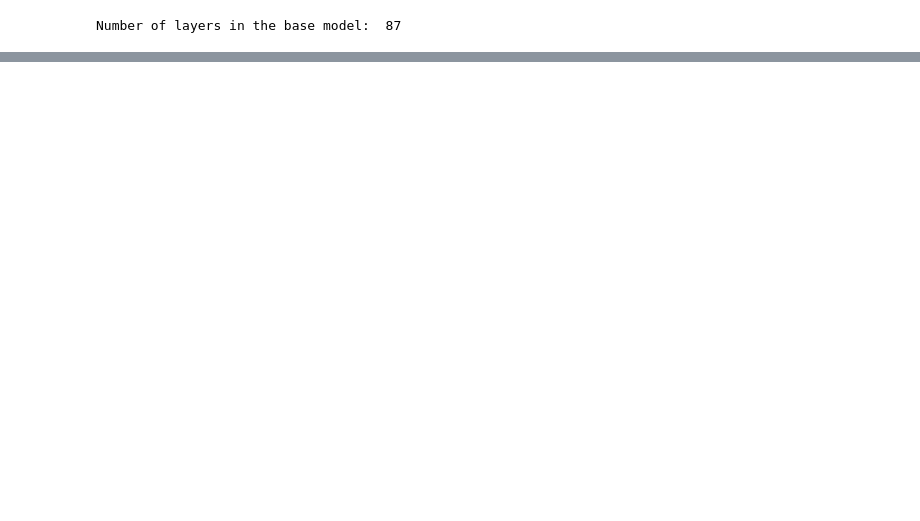
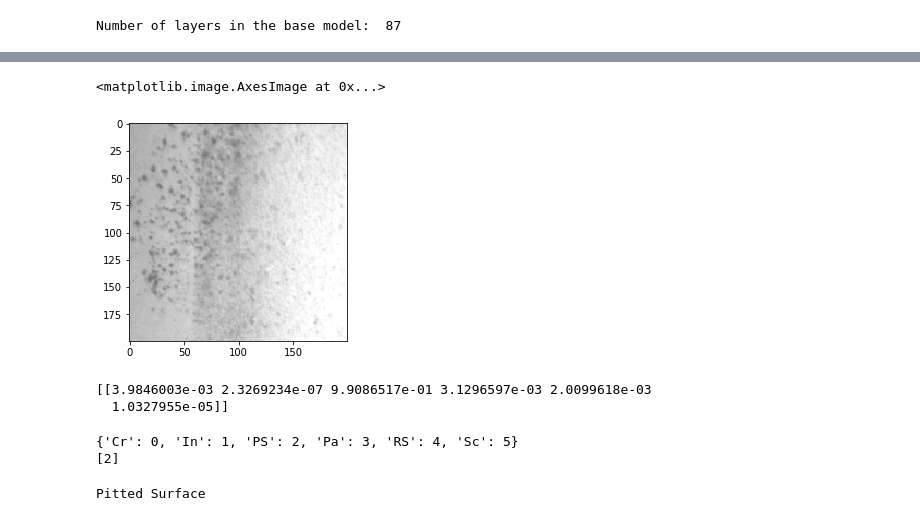
Before and after one commit to mahesh-sudhakar/NEU_XAI, a Jupyter notebook: xai_tl.ipynb, the cells around one changed output, grey strips where cells are left out. Drawn from its saved outputs; the diff is of its cells as text; code cells hidden in the pictures; blank space fills up the shorter version.

```diff
--- a/xai_tl.ipynb
+++ b/xai_tl.ipynb
@@ -258,0 +248,42 @@ plt.show()
+# %%
+image_path="/content/drive/My Drive/xai_model/PS_92.bmp"
+img = image.load_img(image_path, target_size=(200,200))
+plt.imshow(img)
+# %% [output]
+<matplotlib.image.AxesImage at 0x...>
+[figure, added]
+# %%
+img = image.img_to_array(img)
+img = np.expand_dims(img, axis=0)
+img = preprocess_input(img)
+result = model.predict(img)
+print(result)
+# %% [output]
+[[3.9846003e-03 2.3269234e-07 9.9086517e-01 3.1296597e-03 2.0099618e-03
+  1.0327955e-05]]
+# %%
+prediction = result.argmax(axis=-1)
+print(label_map)
+print(prediction)
+# %% [output]
+{'Cr': 0, 'In': 1, 'PS': 2, 'Pa': 3, 'RS': 4, 'Sc': 5}
+[2]
+# %%
+if prediction == 0:
+  label = "Crazing"
+elif prediction == 1:
+  label = "Inclusion"
+elif prediction == 2:
+  label = "Pitted Surface"
+elif prediction == 3:
+  label = "Patches"
+elif prediction == 4:
+  label = "Rolled-in scale"
+elif prediction == 5:
+  label = "Sratches"
+else:
+  label = "Exception"
+
+print(label)
+# %% [output]
+Pitted Surface
```
Also changed, not shown: parts of 34 cells of this notebook.
